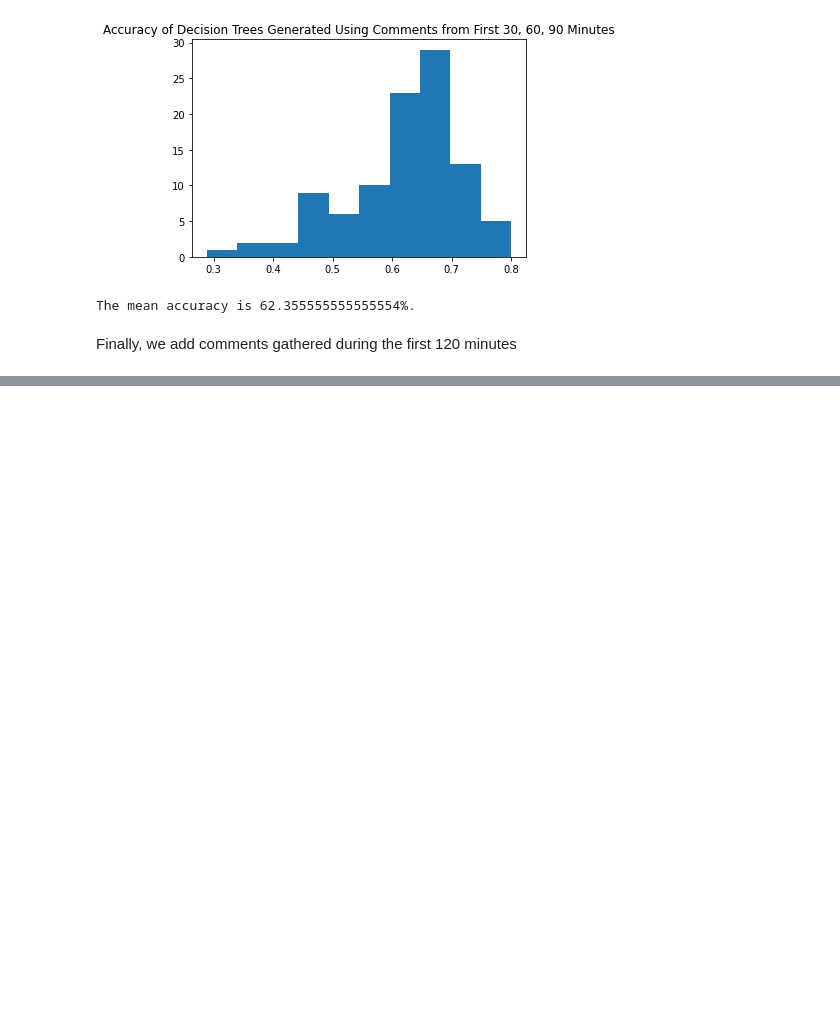
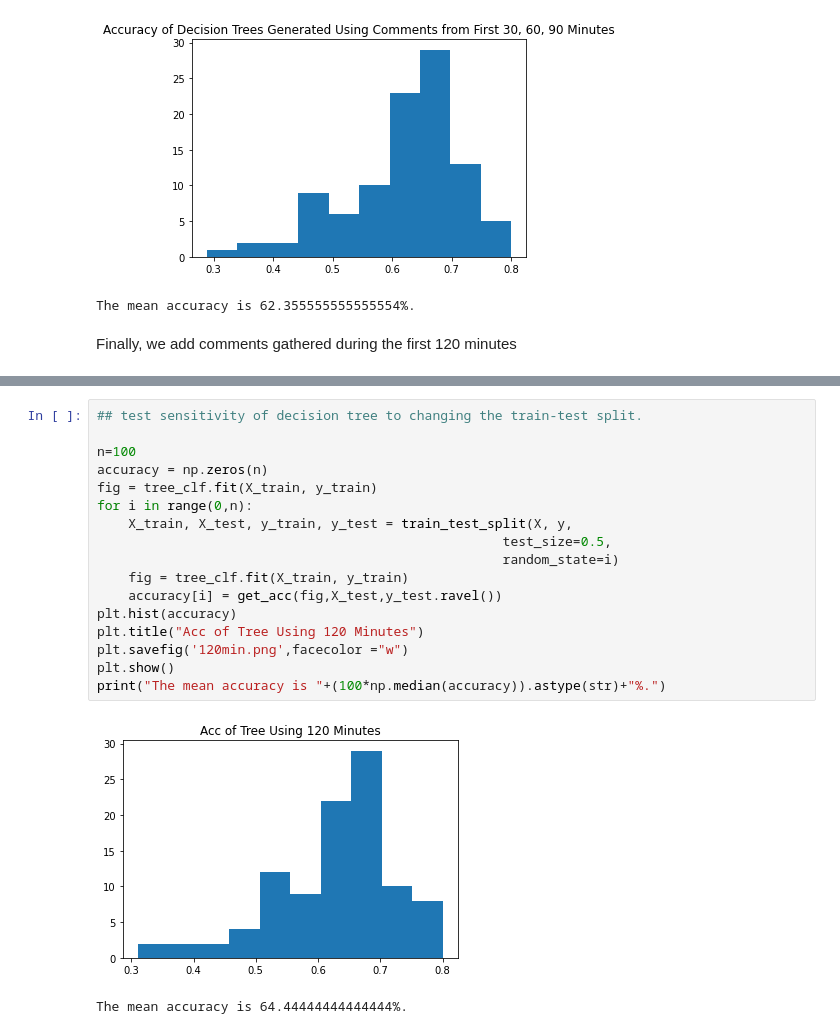
Before and after one commit to 404notfound-erdosbootcampproject/reddit_analysis, a Jupyter notebook: create_models_run_3rd.ipynb, the cells around one changed output, grey strips where cells are left out. Cells and saved outputs as stored; diff of their text form; blank space fills up the shorter version.

```diff
--- a/create_models_run_3rd.ipynb
+++ b/create_models_run_3rd.ipynb
@@ -261,0 +265,20 @@ plt.show()
+# %%
+## test sensitivity of decision tree to changing the train-test split.
+
+n=100
+accuracy = np.zeros(n)
+fig = tree_clf.fit(X_train, y_train)
+for i in range(0,n):
+    X_train, X_test, y_train, y_test = train_test_split(X, y,
+                                                    test_size=0.5,
+                                                    random_state=i)
+    fig = tree_clf.fit(X_train, y_train)
+    accuracy[i] = get_acc(fig,X_test,y_test.ravel())
+plt.hist(accuracy)
+plt.title("Acc of Tree Using 120 Minutes")
+plt.savefig('120min.png',facecolor ="w")
+plt.show()
+print("The mean accuracy is "+(100*np.median(accuracy)).astype(str)+"%.")
+# %% [output]
+[figure, added]
+The mean accuracy is 64.44444444444444%.
```
Also changed, not shown: parts of 8 cells of this notebook.
